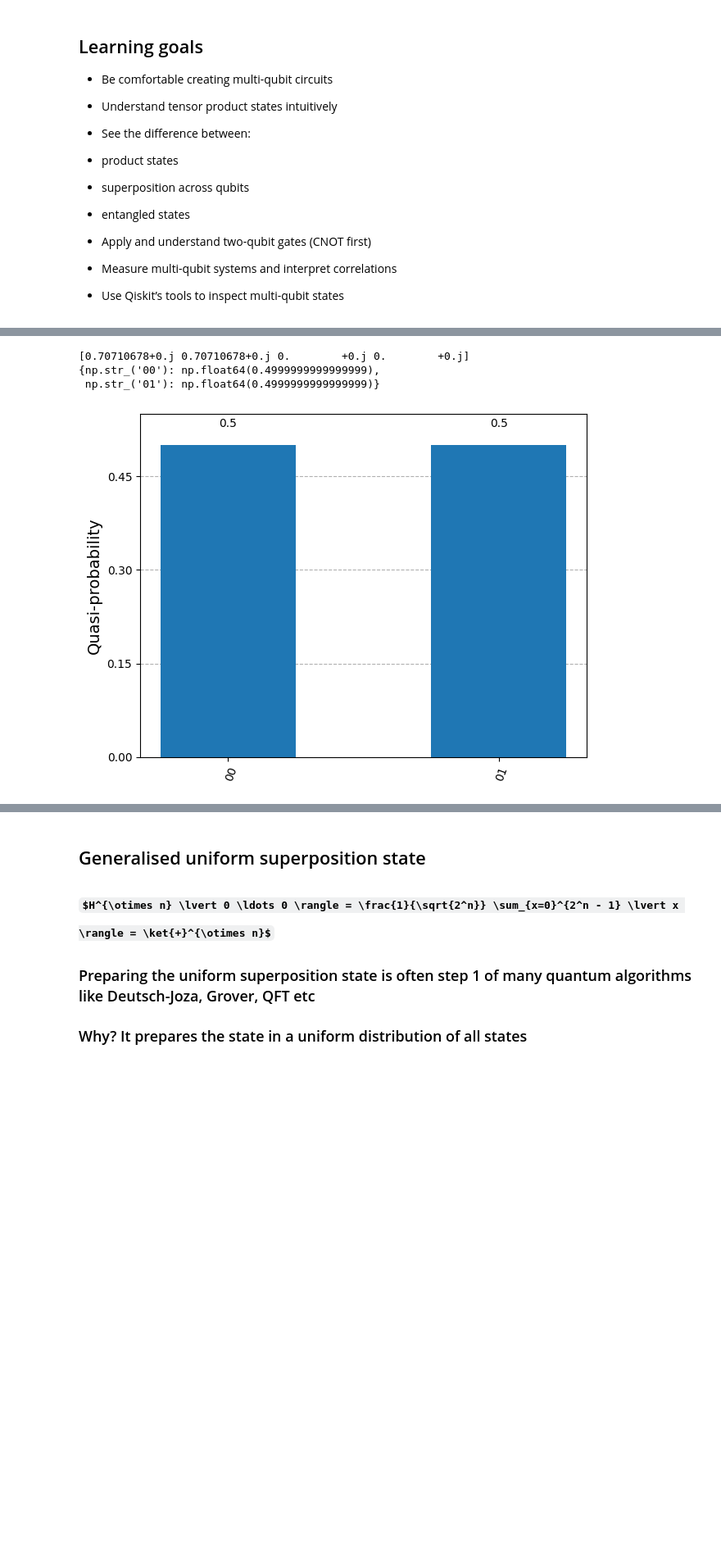
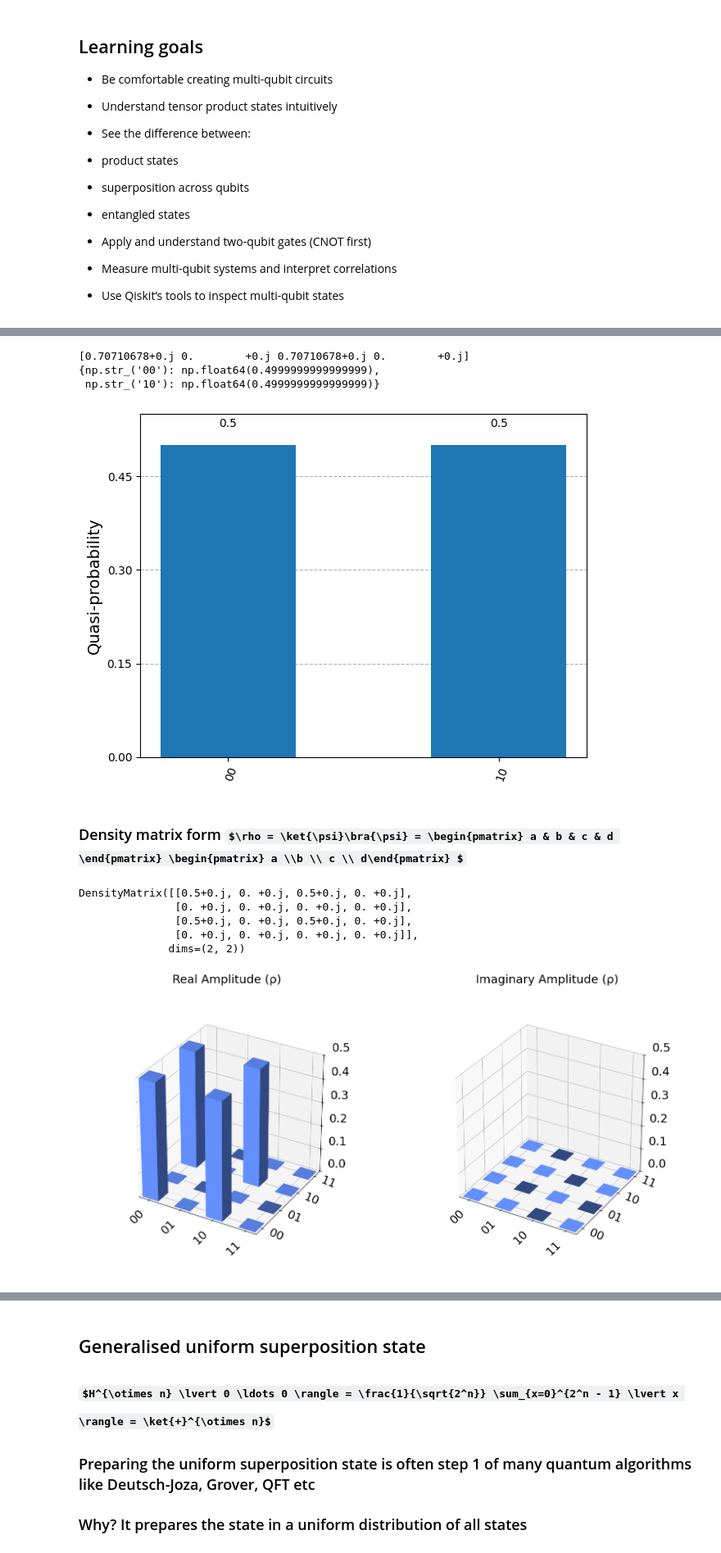
Before and after one commit to JoeyRogers-svg/Qiskit-fundamentals-course, a Jupyter notebook: 2-multiple-qubits.ipynb, the cells around one changed output, grey strips where cells are left out. Shown at 82% size. Saved outputs shown, nothing was run; the diff lists cells and outputs as text; code cells hidden in the pictures; some formulas as TeX source; blank space fills up the shorter version.

```diff
--- a/2-multiple-qubits.ipynb
+++ b/2-multiple-qubits.ipynb
@@ -45,15 +70,27 @@ from qiskit.visualization import plot_histogram
 import pprint
 
 qc = QuantumCircuit(2)
-qc.h(0)
+qc.h(1)
 
 state = Statevector.from_instruction(qc)
 print(state.data)
 pprint.pp(state.probabilities_dict())
 plot_histogram(state.probabilities_dict())
 # %% [output]
-[0.70710678+0.j 0.70710678+0.j 0.        +0.j 0.        +0.j]
+[0.70710678+0.j 0.        +0.j 0.70710678+0.j 0.        +0.j]
 {np.str_('00'): np.float64(0.4999999999999999),
- np.str_('01'): np.float64(0.4999999999999999)}
+ np.str_('10'): np.float64(0.4999999999999999)}
 [figure]
+# %% [markdown]
+### Density matrix form $\rho = \ket{\psi}\bra{\psi} = \begin{pmatrix} a & b & c & d \end{pmatrix} \begin{pmatrix} a \\b \\ c \\ d\end{pmatrix} $
+# %%
+print(DensityMatrix(state))
+plot_state_city(state)
+# %% [output]
+DensityMatrix([[0.5+0.j, 0. +0.j, 0.5+0.j, 0. +0.j],
+               [0. +0.j, 0. +0.j, 0. +0.j, 0. +0.j],
+               [0.5+0.j, 0. +0.j, 0.5+0.j, 0. +0.j],
+               [0. +0.j, 0. +0.j, 0. +0.j, 0. +0.j]],
+              dims=(2, 2))
+[figure, added]
 # %% [markdown]
```
Also changed, not shown: parts of 28 cells of this notebook, 1 other file.
